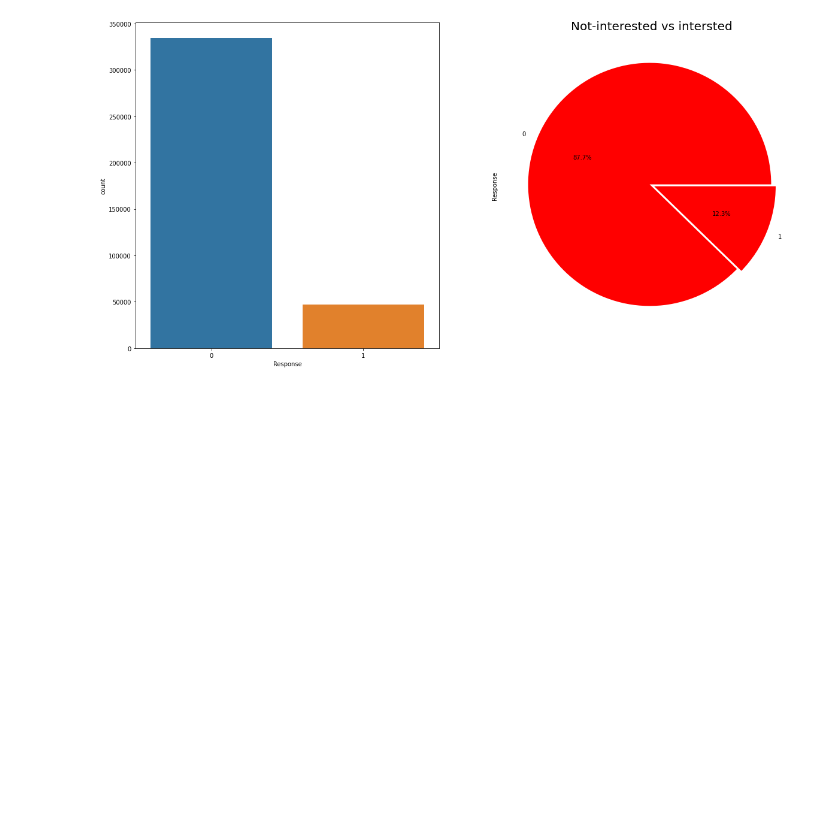
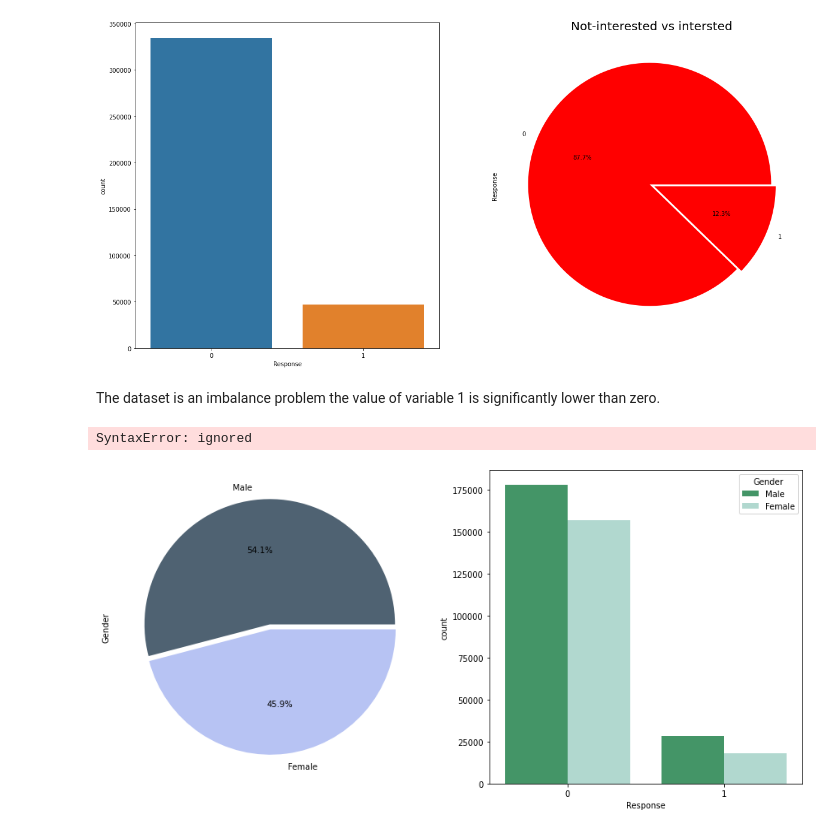
Before and after one commit to ajitpadole/HEALTH-INSURANCE-CROSS-SEAL-PREDICTION, a Jupyter notebook: HEALTH_INSURANCE_CROSS_SELL_PREDICTION.ipynb, the cells around one changed output. Saved outputs shown, nothing was run; the diff lists cells and outputs as text; code cells hidden in the pictures; blank space fills up the shorter version.

```diff
--- a/HEALTH_INSURANCE_CROSS_SELL_PREDICTION.ipynb
+++ b/HEALTH_INSURANCE_CROSS_SELL_PREDICTION.ipynb
@@ -181,3 +181,21 @@ df['Response'].value_counts().plot.pie(autopct = '%.1f%%',ax = axes[1],explode =
 plt.show()
 # %% [output]
 [figure]
+# %% [markdown]
+The dataset is an imbalance problem the value of variable 1 is significantly lower than zero.
+# %%
+# Analyzing Gender feature
+fig, axes = plt.subplots(ncols=2,figsize=(20,5))
+colors=['#4F6272', '#B7C3F3', '#DD7596', '#8EB897']
+
+ax = sns.countplot(data = df , x = 'Response', ax = axes[1],palette = 'BuGn_r', hue = 'Gender',)
+# %% [output]
+SyntaxError: ignored
+# %%
+# # Analyzing Gender feature and it's effect on response feature
+fig, axes = plt.subplots(ncols=2,figsize=(20,5))
+colors = ['#4F6272', '#B7C3F3', '#DD7596', '#8EB897']
+df['Gender'].value_counts().plot.pie( autopct = '%.1f%%',ax = axes[0],explode = [0.02,0.02],colors=colors, figsize=(15,7))
+ax = sns.countplot(data = df , x = 'Response', ax = axes[1],palette = 'BuGn_r', hue = 'Gender',)
+# %% [output]
+[figure, added]
```
Also changed, not shown: parts of 17 cells of this notebook.
